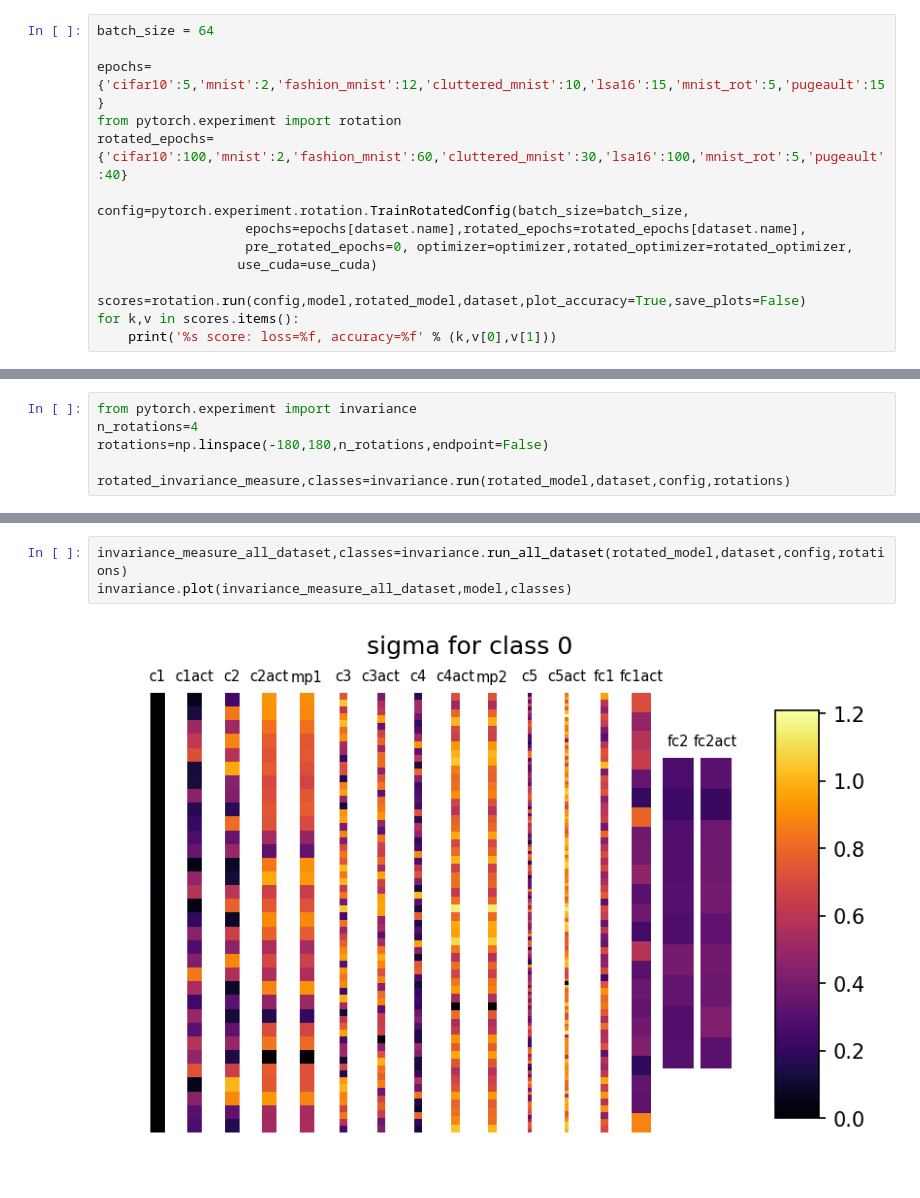
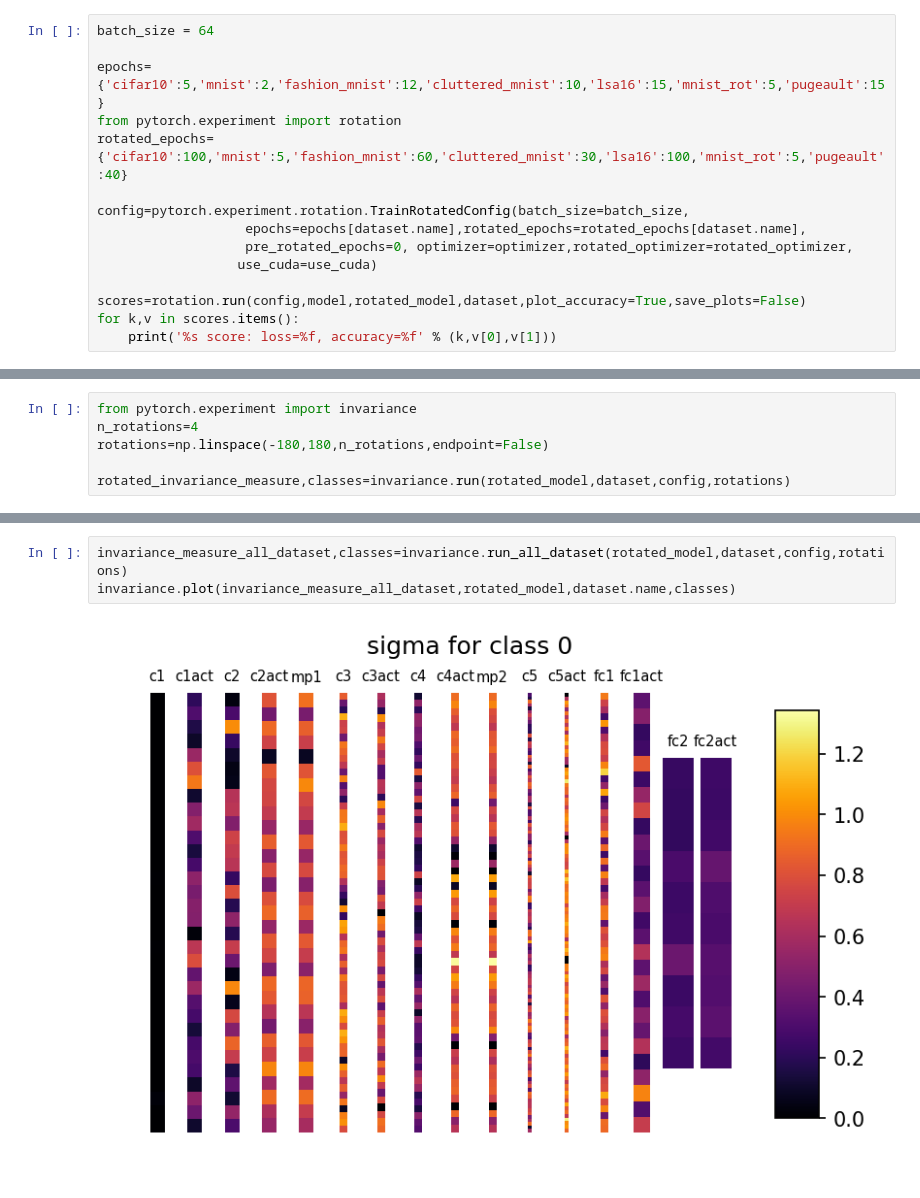
Before and after one commit to facundoq/experiments, a Jupyter notebook: rotation/Experiment - Pytorch Invariance Localization - SimpleConv .ipynb, the cells around one changed output, grey strips where cells are left out. Cells and saved outputs as stored; diff of their text form.

```diff
--- a/rotation/Experiment - Pytorch Invariance Localization - SimpleConv .ipynb
+++ b/rotation/Experiment - Pytorch Invariance Localization - SimpleConv .ipynb
@@ -92,7 +92,7 @@ batch_size = 64
 
 epochs={'cifar10':5,'mnist':2,'fashion_mnist':12,'cluttered_mnist':10,'lsa16':15,'mnist_rot':5,'pugeault':15}
 from pytorch.experiment import rotation
-rotated_epochs={'cifar10':100,'mnist':2,'fashion_mnist':60,'cluttered_mnist':30,'lsa16':100,'mnist_rot':5,'pugeault':40}
+rotated_epochs={'cifar10':100,'mnist':5,'fashion_mnist':60,'cluttered_mnist':30,'lsa16':100,'mnist_rot':5,'pugeault':40}
 
 config=pytorch.experiment.rotation.TrainRotatedConfig(batch_size=batch_size,
                    epochs=epochs[dataset.name],rotated_epochs=rotated_epochs[dataset.name],
@@ -153,5 +153,5 @@ invariance.plot(invariance_measure,model,classes)
 # %%
 invariance_measure_all_dataset,classes=invariance.run_all_dataset(rotated_model,dataset,config,rotations)
-invariance.plot(invariance_measure_all_dataset,model,classes)
+invariance.plot(invariance_measure_all_dataset,rotated_model,dataset.name,classes)
 # %% [output]
-[figure, old version]
+[figure, new version]
```
Also changed, not shown: parts of 4 cells of this notebook, 2 other files.
